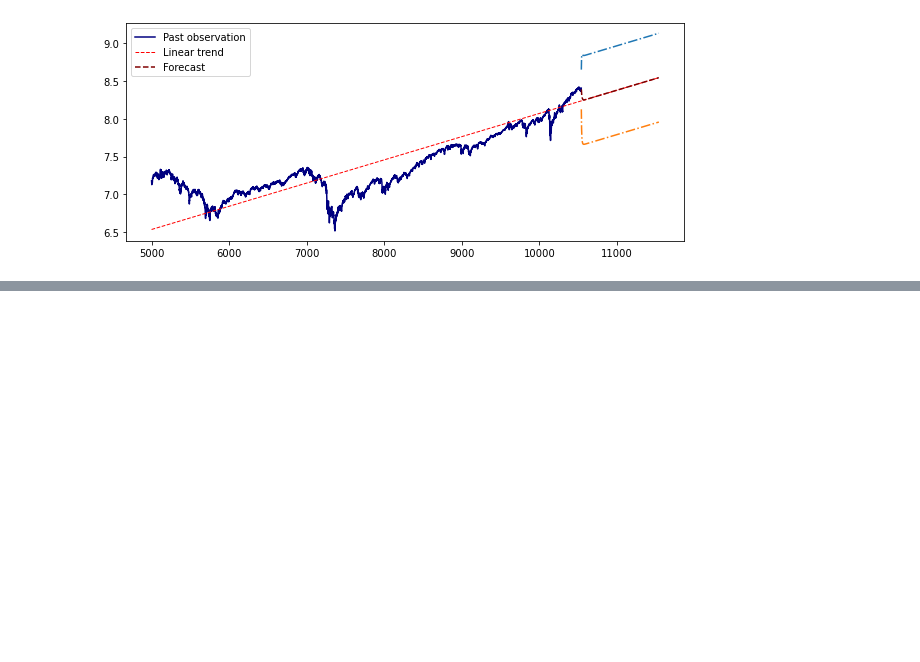
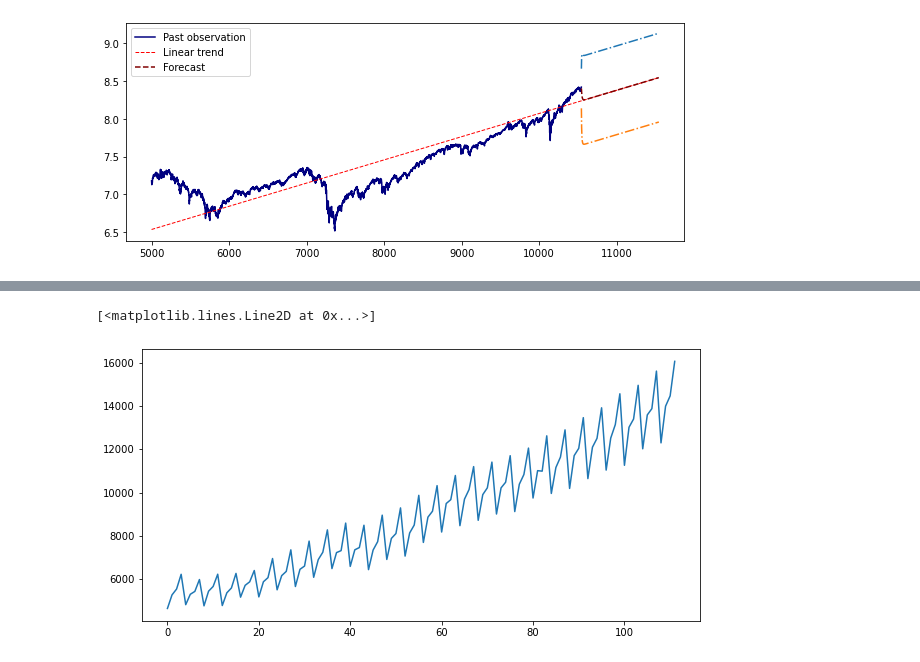
Before and after one commit to tranquocthien/Time-series-analysis, a Jupyter notebook: mo-hinh-ARIMA.ipynb, the cells around one changed output, grey strips where cells are left out. Drawn from its saved outputs; the diff is of its cells as text; code cells hidden in the pictures; blank space fills up the shorter version.

```diff
--- a/mo-hinh-ARIMA.ipynb
+++ b/mo-hinh-ARIMA.ipynb
@@ -597,0 +604,5 @@ plt.show()
+# %%
+# Tải dữ liệu doanh số bán lẻ đồ uống có cồn Mỹ (theo quý)
+
+df = pd.read_excel('data/Retail Sales.xls')
+df.head()
@@ -597,0 +627,13 @@ plt.show()
+# %%
+y1 = df['Q1'].values
+y2 = df['Q2'].values
+y3 = df['Q3'].values
+y4 = df['Q4'].values
+y = np.vstack([y1,y2,y3,y4]).flatten('F')
+
+# Vẽ đồ thị
+plt.subplots(figsize=(10,5))
+plt.plot(y)
+# %% [output]
+[<matplotlib.lines.Line2D at 0x...>]
+[figure, added]
```
Also changed, not shown: parts of 23 cells of this notebook, 8 other files.
